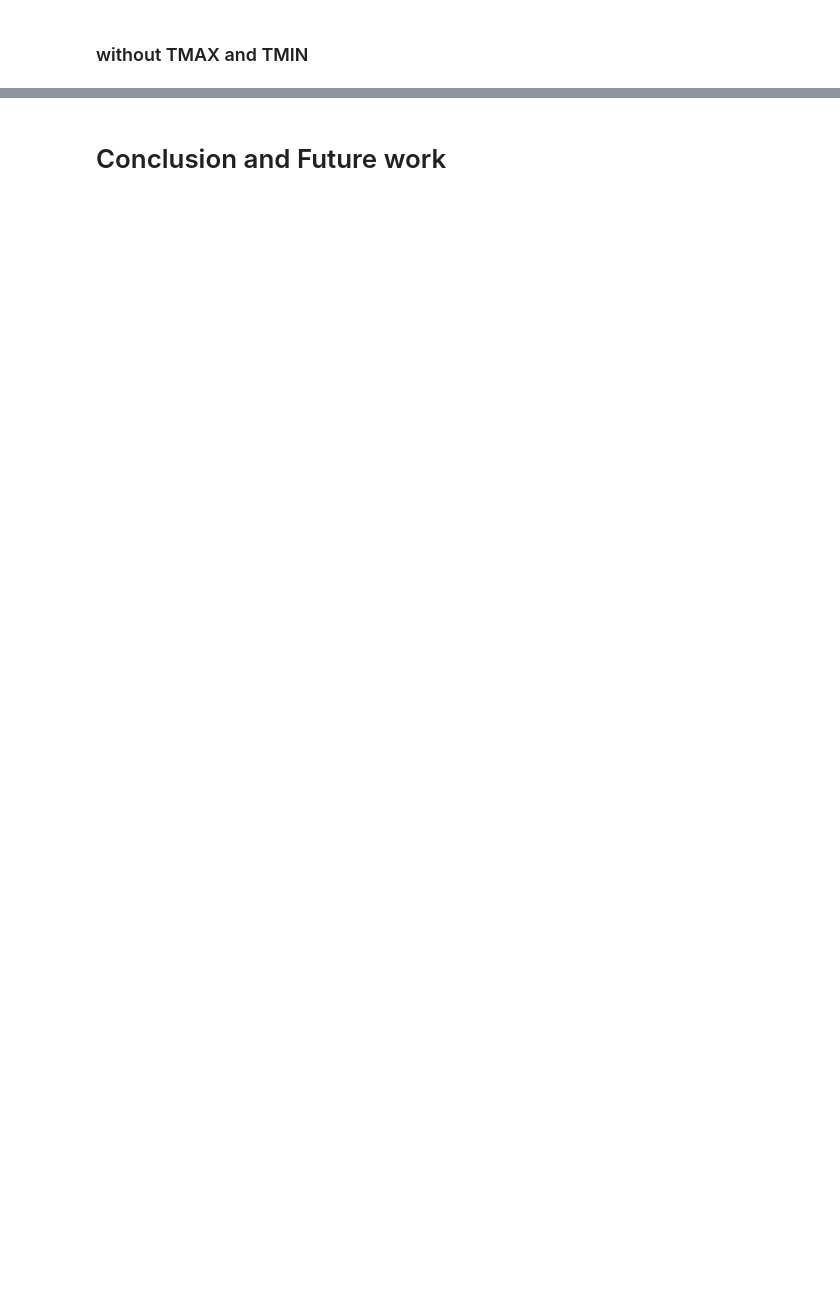
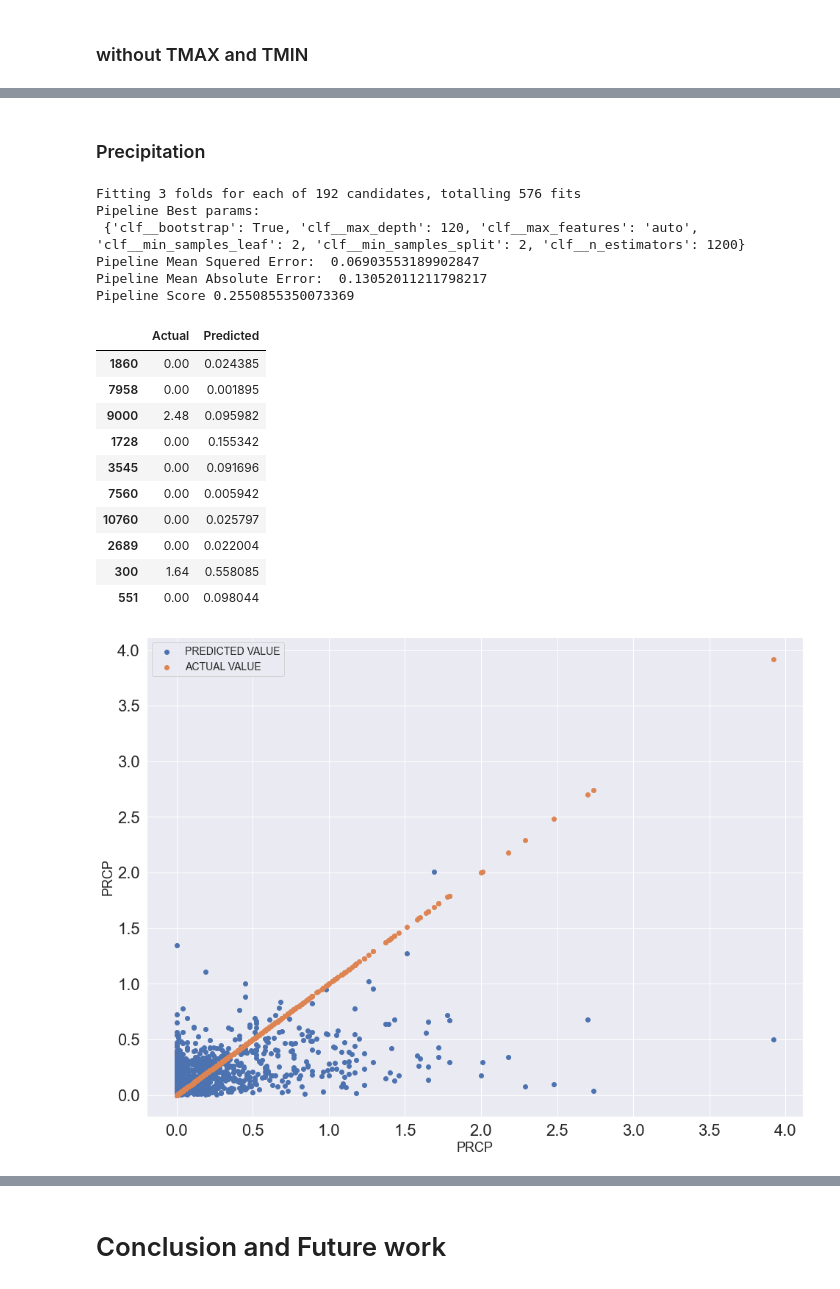
Before and after one commit to Alex-Kamenev/Weather_Data_Prediction_Models, a Jupyter notebook: Weather_Data_Predictive_Models.ipynb, the cells around one changed output, grey strips where cells are left out. Saved outputs shown, nothing was run; the diff lists cells and outputs as text; code cells hidden in the pictures; blank space fills up the shorter version.

```diff
--- a/Weather_Data_Predictive_Models.ipynb
+++ b/Weather_Data_Predictive_Models.ipynb
@@ -366,0 +393,28 @@ plt.scatter(Y_test, Y_pred)
+# %% [markdown]
+###  Precipitation
+# %%
+# exctract df with feature for prediction
+df = data.drop(weather_df, ['STATION', 'id', 'SUM_TAVG', 'NAME', 'DATE'])
+df = md.one_hot_encode(df, 'COUNTY')
+
+# build model, fit and predict
+Y_pred, Y_test = md.random_forest(df, 'PRCP', 0.2)
+# %% [output]
+Fitting 3 folds for each of 192 candidates, totalling 576 fits
+Pipeline Best params:
+ {'clf__bootstrap': True, 'clf__max_depth': 120, 'clf__max_features': 'auto', 'clf__min_samples_leaf': 2, 'clf__min_samples_split': 2, 'clf__n_estimators': 1200}
+Pipeline Mean Squered Error:  0.06903553189902847
+Pipeline Mean Absolute Error:  0.13052011211798217
+Pipeline Score 0.2550855350073369
+|  | Actual | Predicted |
+| 1860 | 0.00 | 0.024385 |
+| 7958 | 0.00 | 0.001895 |
+| 9000 | 2.48 | 0.095982 |
+| 1728 | 0.00 | 0.155342 |
+| 3545 | 0.00 | 0.091696 |
+| 7560 | 0.00 | 0.005942 |
+| 10760 | 0.00 | 0.025797 |
+| 2689 | 0.00 | 0.022004 |
+| 300 | 1.64 | 0.558085 |
+| 551 | 0.00 | 0.098044 |
+[figure, added]
```
Also changed, not shown: parts of 34 cells of this notebook, 1 other file.
